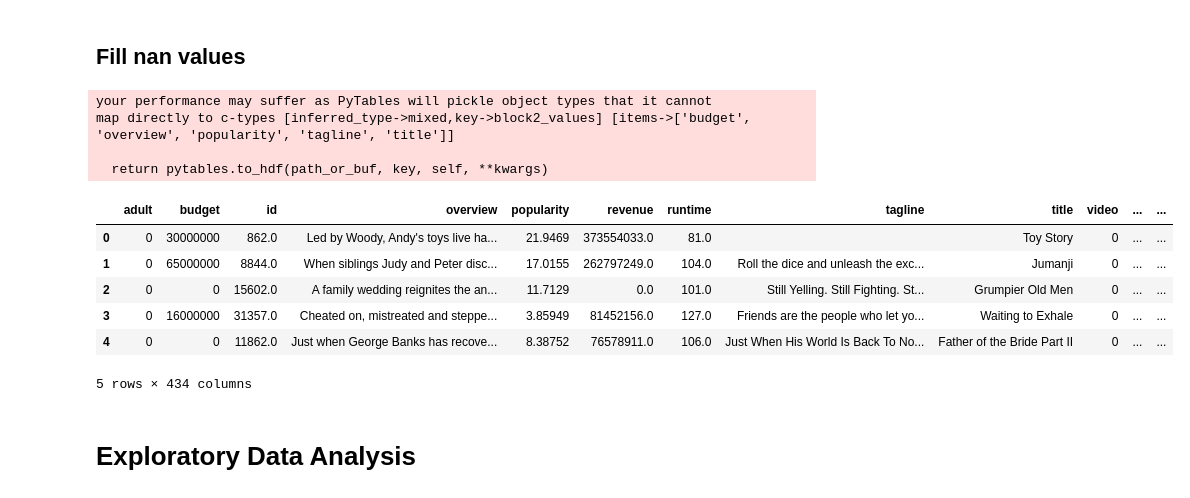
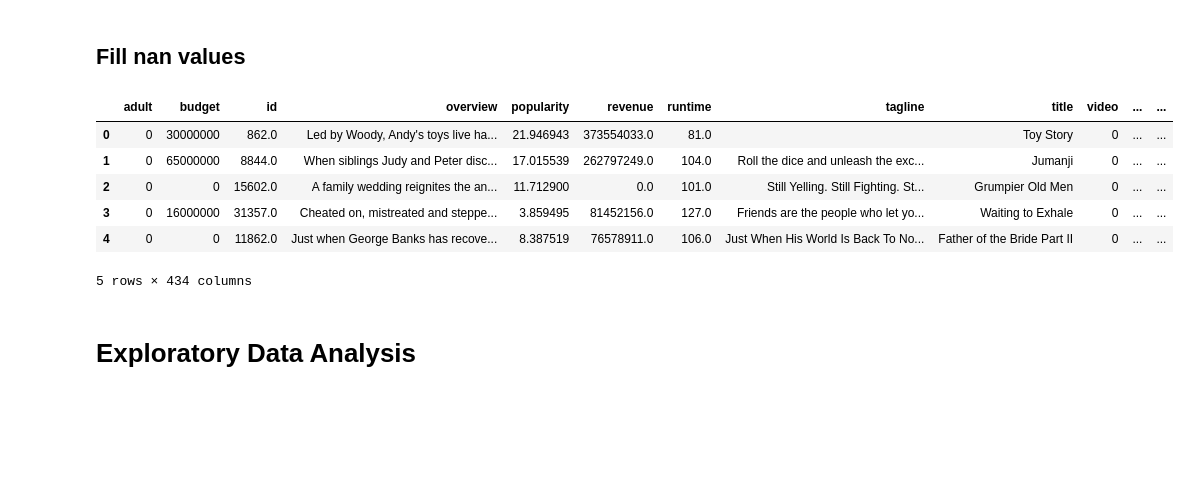
Before and after one commit to shapu/Data-Mining-Final-Project, a Jupyter notebook: MovieDatasetClassification.ipynb, the cells around one changed output. Saved outputs shown, nothing was run; the diff lists cells and outputs as text; code cells hidden in the pictures; blank space fills up the shorter version.

```diff
--- a/MovieDatasetClassification.ipynb
+++ b/MovieDatasetClassification.ipynb
@@ -198,38 +203,36 @@ non_genres = true_non_genres
 # %%
 movie_metadata = fill_na_cols(movie_metadata,spoken_languages)
 movie_metadata = fill_na_cols(movie_metadata,production_countries)
 movie_metadata = fill_na_cols(movie_metadata,production_companies)
 movie_metadata = fill_na_cols(movie_metadata,genres)
 movie_metadata = fill_na_cols(movie_metadata,non_genres)
 movie_metadata = fill_na_cols(movie_metadata,orig_lang_labels)
 movie_metadata = fill_na_cols(movie_metadata,status_labels)
 movie_metadata = fill_na_cols(movie_metadata,frequent_keywords)
+movie_metadata = convert_to_non_str(movie_metadata,'popularity')
+movie_metadata = convert_to_non_str(movie_metadata,'budget')
 movie_metadata = fill_with_median(movie_metadata,'popularity')
 movie_metadata = fill_with_median(movie_metadata,'revenue')
 movie_metadata = fill_with_median(movie_metadata,'runtime')
 movie_metadata = fill_with_median(movie_metadata,'budget')
 movie_metadata = fill_with_median(movie_metadata,'vote_average')
 movie_metadata = fill_with_median(movie_metadata,'vote_count')
 movie_metadata['adult'] = movie_metadata['adult'].fillna(0)
 movie_metadata['video'] = movie_metadata['video'].fillna(0)
 movie_metadata['tagline'] = movie_metadata['tagline'].fillna('')
 movie_metadata['overview'] = movie_metadata['overview'].fillna('')
 movie_metadata['title'] = movie_metadata['title'].fillna('')
 movie_metadata.to_hdf(path+'intermediate-files/intermediate1.h5',
                       key='df')
 movie_metadata.head()
 # %% [output]
+|  | adult | budget | id | overview | popularity | revenue | runtime | tagline | title | video | ... | ... |
+| 0 | 0 | 30000000 | 862.0 | Led by Woody, Andy's toys live ha... | 21.946943 | 373554033.0 | 81.0 |  | Toy Story | 0 | ... | ... |
+| 1 | 0 | 65000000 | 8844.0 | When siblings Judy and Peter disc... | 17.015539 | 262797249.0 | 104.0 | Roll the dice and unleash the exc... | Jumanji | 0 | ... | ... |
+| 2 | 0 | 0 | 15602.0 | A family wedding reignites the an... | 11.712900 | 0.0 | 101.0 | Still Yelling. Still Fighting. St... | Grumpier Old Men | 0 | ... | ... |
+| 3 | 0 | 16000000 | 31357.0 | Cheated on, mistreated and steppe... | 3.859495 | 81452156.0 | 127.0 | Friends are the people who let yo... | Waiting to Exhale | 0 | ... | ... |
+| 4 | 0 | 0 | 11862.0 | Just when George Banks has recove... | 8.387519 | 76578911.0 | 106.0 | Just When His World Is Back To No... | Father of the Bride Part II | 0 | ... | ... |
-your performance may suffer as PyTables will pickle object types that it cannot
-map directly to c-types [inferred_type->mixed,key->block2_values] [items->['budget', 'overview', 'popularity', 'tagline', 'title']]
-
-  return pytables.to_hdf(path_or_buf, key, self, **kwargs)
+5 rows × 434 columns
-|  | adult | budget | id | overview | popularity | revenue | runtime | tagline | title | video | ... | ... |
-| 0 | 0 | 30000000 | 862.0 | Led by Woody, Andy's toys live ha... | 21.9469 | 373554033.0 | 81.0 |  | Toy Story | 0 | ... | ... |
-| 1 | 0 | 65000000 | 8844.0 | When siblings Judy and Peter disc... | 17.0155 | 262797249.0 | 104.0 | Roll the dice and unleash the exc... | Jumanji | 0 | ... | ... |
-| 2 | 0 | 0 | 15602.0 | A family wedding reignites the an... | 11.7129 | 0.0 | 101.0 | Still Yelling. Still Fighting. St... | Grumpier Old Men | 0 | ... | ... |
-| 3 | 0 | 16000000 | 31357.0 | Cheated on, mistreated and steppe... | 3.85949 | 81452156.0 | 127.0 | Friends are the people who let yo... | Waiting to Exhale | 0 | ... | ... |
-| 4 | 0 | 0 | 11862.0 | Just when George Banks has recove... | 8.38752 | 76578911.0 | 106.0 | Just When His World Is Back To No... | Father of the Bride Part II | 0 | ... | ... |
-5 rows × 434 columns
 # %% [markdown]
 # Exploratory Data Analysis
 # %% [markdown]
```
Also changed, not shown: parts of 28 cells of this notebook.
